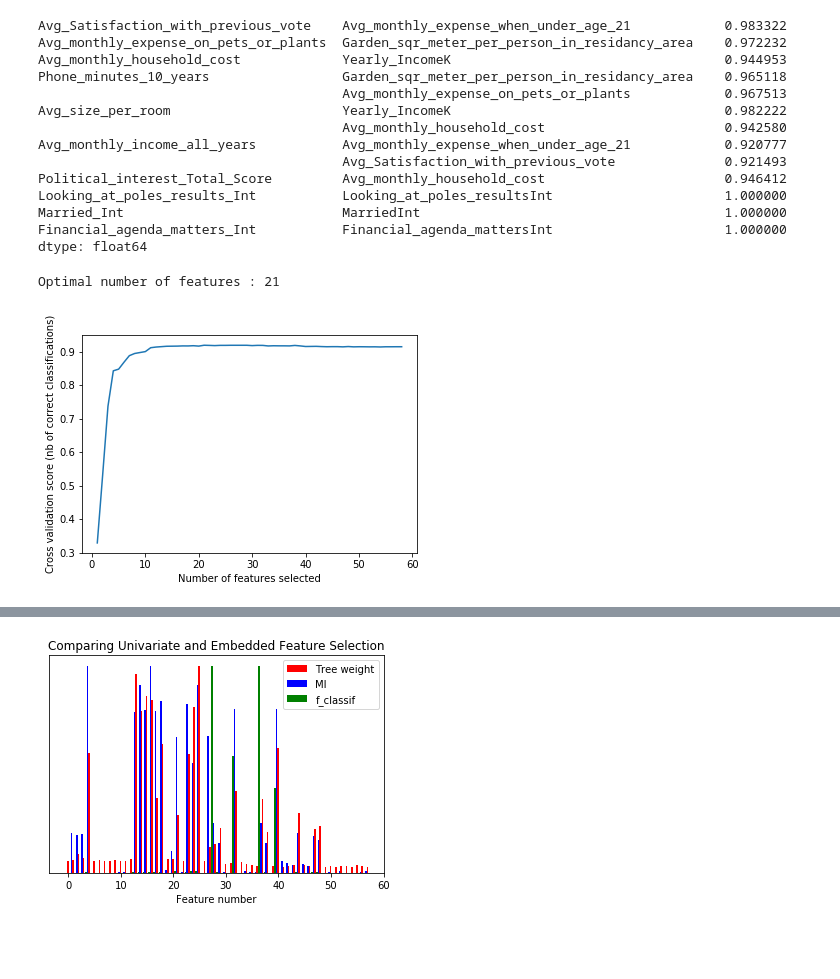
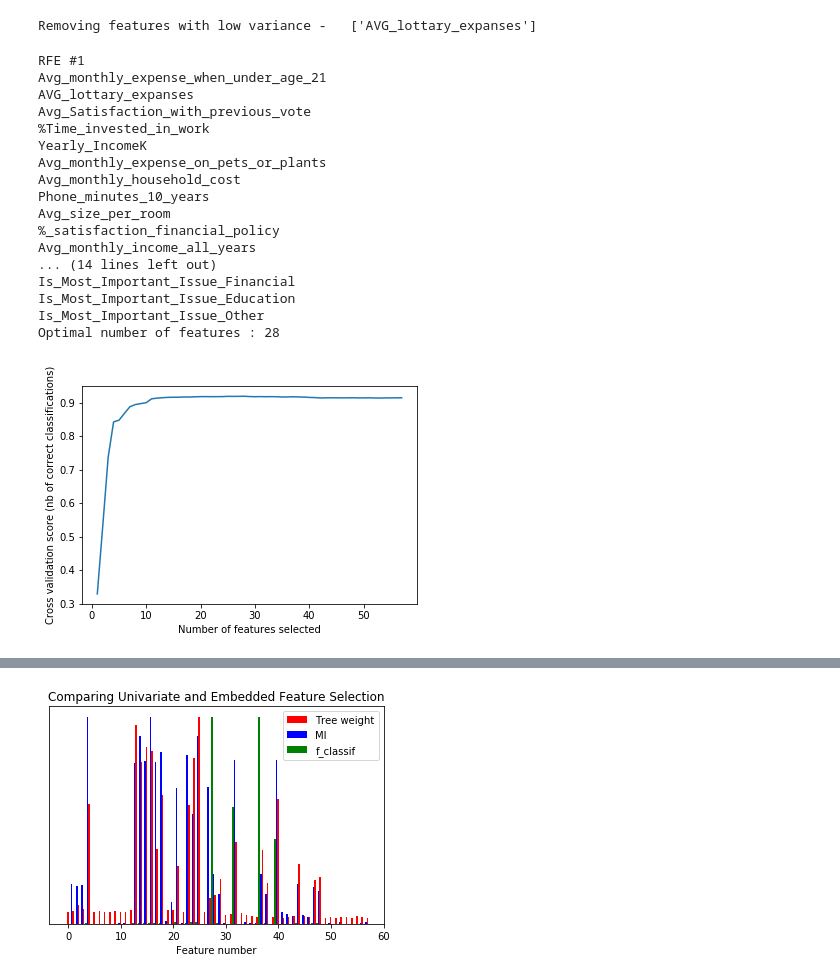
Before and after one commit to BorisBorshevsky/ML-Elections, a Jupyter notebook: HW02.ipynb, the cells around one changed output, grey strips where cells are left out. Drawn from its saved outputs; the diff is of its cells as text; code cells hidden in the pictures; blank space fills up the shorter version.

```diff
--- a/HW02.ipynb
+++ b/HW02.ipynb
@@ -97,46 +131,63 @@ array([ 6.,  2.,  5., ...,  2.,  2.,  6.])
+# %%
+# Remove feature with low varriance
+varsel = VarianceThreshold(threshold=0.02)
+df_data_X = varsel.fit_transform(df_data_X)
+featsel_idx = varsel.get_support()
+
+print 'Removing features with low variance - ','\t',feat_names[~featsel_idx]
+# %% [output]
+Removing features with low variance -   ['AVG_lottary_expanses']
 # %%
-cor = df.corr()
-cor.loc[:,:] =  np.tril(cor, k=-1)
-cor = cor.stack()
-cor[cor > 0.9]
+
+
+# cor.loc[:,:] =  np.tril(cor, k=-1)
+# cor = cor.stack()
+# cor[cor > 0.9]
-# %% [output]
-Avg_Satisfaction_with_previous_vote    Avg_monthly_expense_when_under_age_21            0.983322
-Avg_monthly_expense_on_pets_or_plants  Garden_sqr_meter_per_person_in_residancy_area    0.972232
-Avg_monthly_household_cost             Yearly_IncomeK                                   0.944953
-Phone_minutes_10_years                 Garden_sqr_meter_per_person_in_residancy_area    0.965118
-                                       Avg_monthly_expense_on_pets_or_plants            0.967513
-Avg_size_per_room                      Yearly_IncomeK                                   0.982222
-                                       Avg_monthly_household_cost                       0.942580
-Avg_monthly_income_all_years           Avg_monthly_expense_when_under_age_21            0.920777
-                                       Avg_Satisfaction_with_previous_vote              0.921493
-Political_interest_Total_Score         Avg_monthly_household_cost                       0.946412
-Looking_at_poles_results_Int           Looking_at_poles_resultsInt                      1.000000
-Married_Int                            MarriedInt                                       1.000000
-Financial_agenda_matters_Int           Financial_agenda_mattersInt                      1.000000
-dtype: float64
 # %%
 from sklearn.feature_selection import RFECV
 from sklearn.svm import SVC
 from sklearn.preprocessing import MinMaxScaler
 
 # The "accuracy" scoring is proportional to the number of correct
 # classifications
 svc = SVC(kernel="linear", C=1)
 rfecv = RFECV(estimator=svc, step=1, cv=3, scoring='accuracy')
 rfecv.fit(df_data_X, df_data_Y)
+
+print "RFE #1"
+for idx, val in enumerate(rfecv.get_support()):
+    if val:
+        print feat_names[idx]
+
 
 minmax = MinMaxScaler()
 scores = map(float, rfecv.ranking_)
 scores = minmax.fit_transform(-1.0*np.array([scores]).T).T[0]
 
 print("Optimal number of features : %d" % rfecv.n_features_)
 
 # Plot number of features VS. cross-validation scores
 plt.figure()
 plt.xlabel("Number of features selected")
 plt.ylabel("Cross validation score (nb of correct classifications)")
 plt.plot(range(1, len(rfecv.grid_scores_) + 1), rfecv.grid_scores_)
 plt.show()
 # %% [output]
-Optimal number of features : 21
+RFE #1
+Avg_monthly_expense_when_under_age_21
+AVG_lottary_expanses
+Avg_Satisfaction_with_previous_vote
+%Time_invested_in_work
+Yearly_IncomeK
+Avg_monthly_expense_on_pets_or_plants
+Avg_monthly_household_cost
+Phone_minutes_10_years
+Avg_size_per_room
+%_satisfaction_financial_policy
+Avg_monthly_income_all_years
+... (14 lines left out)
+Is_Most_Important_Issue_Financial
+Is_Most_Important_Issue_Education
+Is_Most_Important_Issue_Other
+Optimal number of features : 28
-[figure, old version]
+[figure, new version]
```
Also changed, not shown: parts of 6 cells of this notebook, 13 other files.
